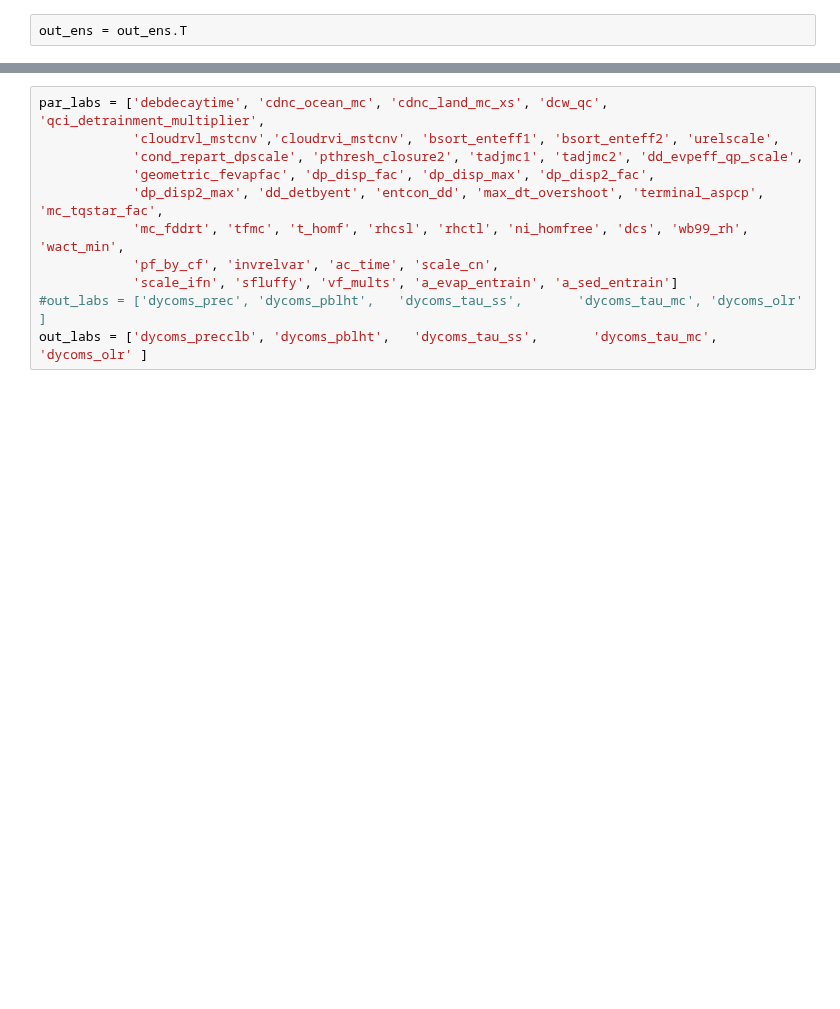
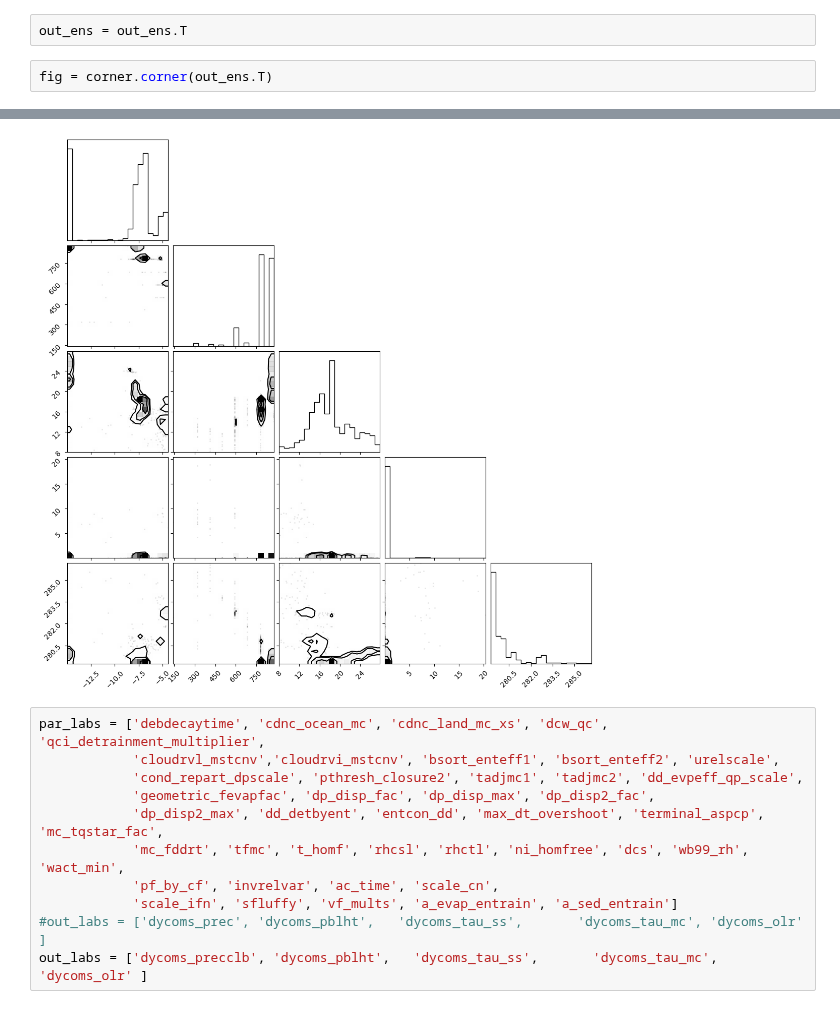
Before and after one commit to mvanlierwalq/IPy_NB_Public, a Jupyter notebook: GISS_SCM_PPE_emulate00.ipynb, the cells around one changed output, grey strips where cells are left out. Drawn from its saved outputs; the diff is of its cells as text; blank space fills up the shorter version.

```diff
--- a/GISS_SCM_PPE_emulate00.ipynb
+++ b/GISS_SCM_PPE_emulate00.ipynb
@@ -137,3 +137,6 @@ print(allpar)
   1.6336611e+01 1.5619811e+01]]
 # %%
 out_ens = out_ens.T
+# %%
+fig = corner.corner(out_ens.T)
+# %% [output]
@@ -140,3 +148,4 @@ out_ens = out_ens.T
+[figure, added]
 # %%
 par_labs = ['debdecaytime', 'cdnc_ocean_mc', 'cdnc_land_mc_xs', 'dcw_qc', 'qci_detrainment_multiplier',
             'cloudrvl_mstcnv','cloudrvi_mstcnv', 'bsort_enteff1', 'bsort_enteff2', 'urelscale',
```
Also changed, not shown: parts of 8 cells of this notebook, 2 other files.
